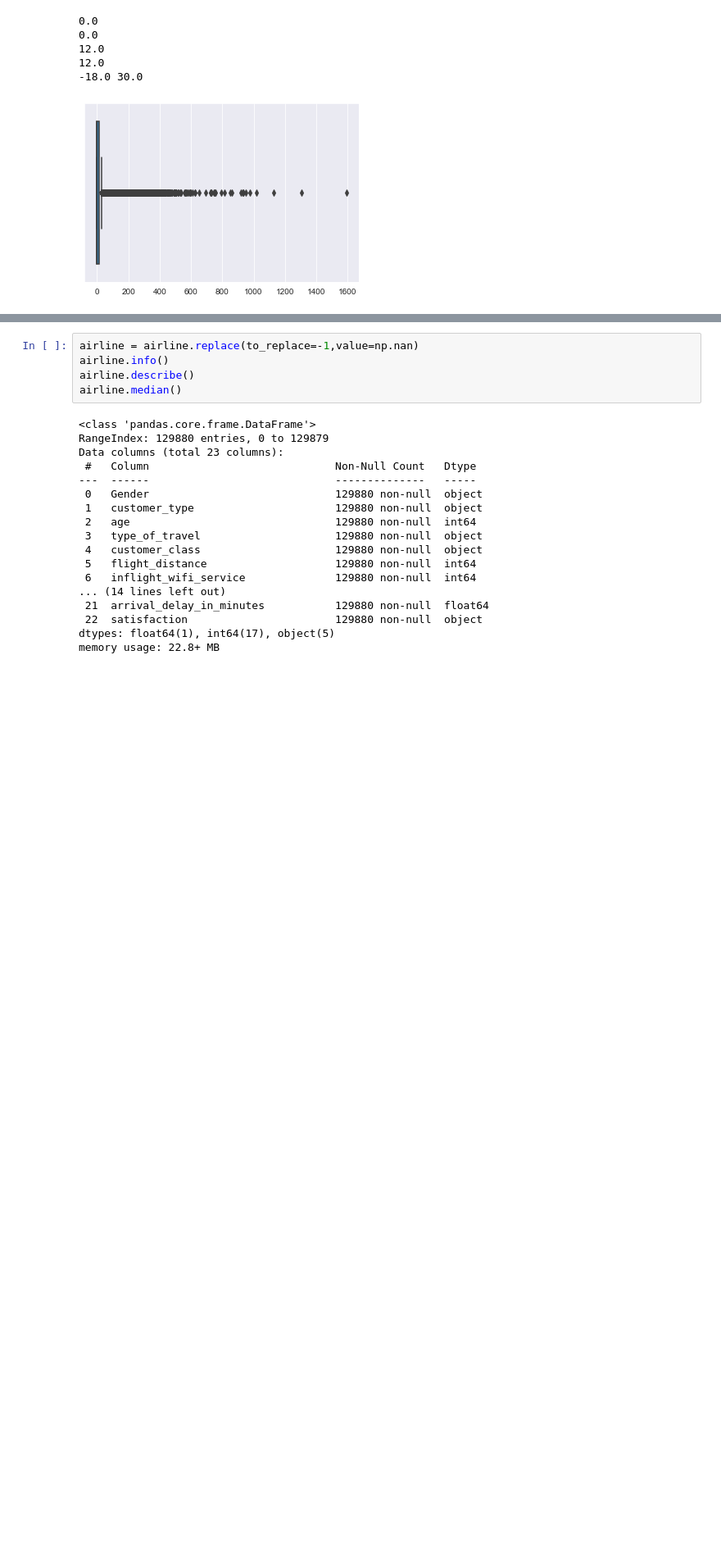
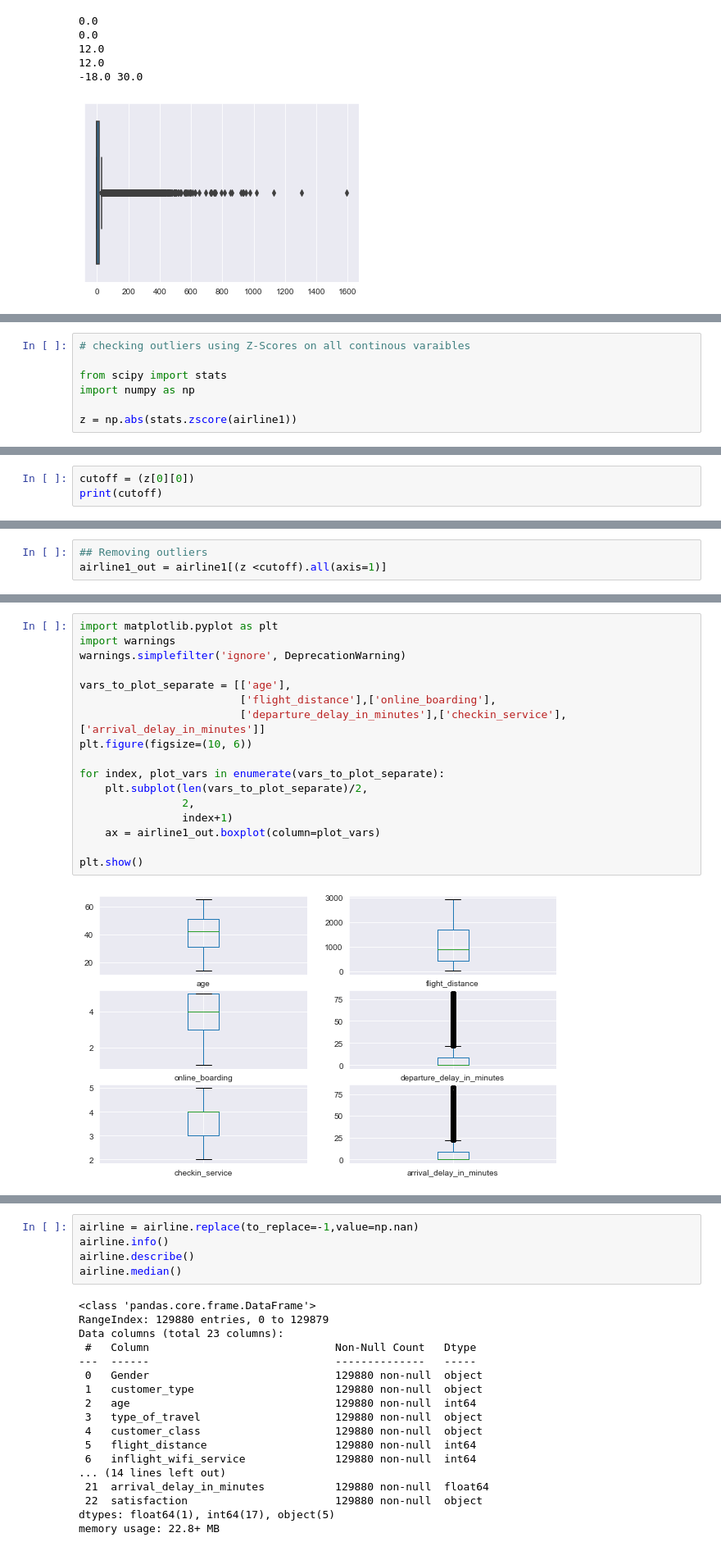
Before and after one commit to wangrenfeng0/Machine-Learning-I, a Jupyter notebook: Project 1 Renfeng Wang.ipynb, the cells around one changed output, grey strips where cells are left out. Shown at 82% size. Cells and saved outputs as stored; diff of their text form; blank space fills up the shorter version.

```diff
--- a/Project 1 Renfeng Wang.ipynb
+++ b/Project 1 Renfeng Wang.ipynb
@@ -371,0 +436,7 @@ sns.boxplot(data=airline,x=airline[['checkin_service']])
+# %%
+# checking outliers using Z-Scores on all continous varaibles
+
+from scipy import stats
+import numpy as np
+
+z = np.abs(stats.zscore(airline1))
@@ -371,0 +460,3 @@ sns.boxplot(data=airline,x=airline[['checkin_service']])
+# %%
+cutoff = (z[0][0])
+print(cutoff)
@@ -371,0 +465,3 @@ sns.boxplot(data=airline,x=airline[['checkin_service']])
+# %%
+## Removing outliers
+airline1_out = airline1[(z <cutoff).all(axis=1)]
@@ -371,0 +520,19 @@ sns.boxplot(data=airline,x=airline[['checkin_service']])
+# %%
+import matplotlib.pyplot as plt
+import warnings
+warnings.simplefilter('ignore', DeprecationWarning)
+
+vars_to_plot_separate = [['age'],
+                         ['flight_distance'],['online_boarding'],
+                         ['departure_delay_in_minutes'],['checkin_service'], ['arrival_delay_in_minutes']]
+plt.figure(figsize=(10, 6))
+
+for index, plot_vars in enumerate(vars_to_plot_separate):
+    plt.subplot(len(vars_to_plot_separate)/2,
+                2,
+                index+1)
+    ax = airline1_out.boxplot(column=plot_vars)
+
+plt.show()
+# %% [output]
+[figure, added]
```
Also changed, not shown: parts of 24 cells of this notebook.
